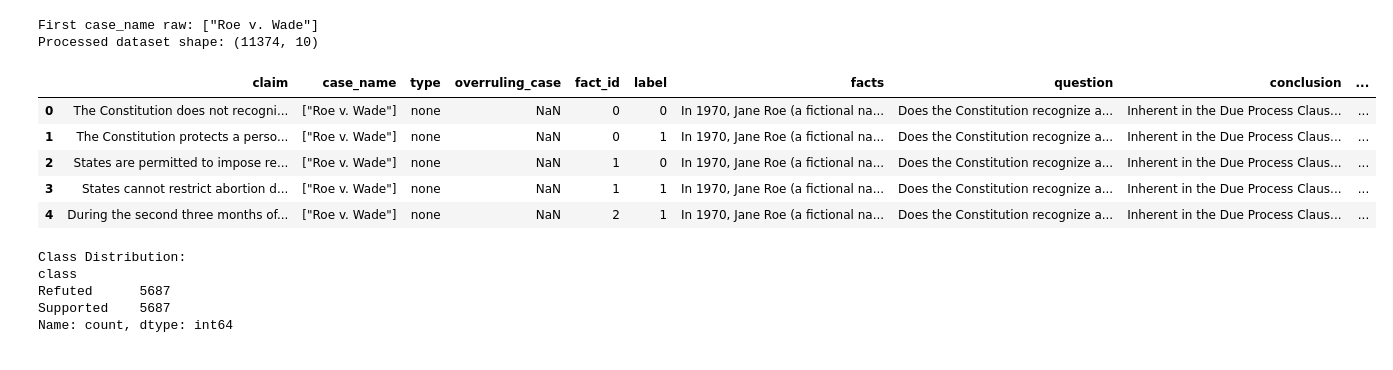
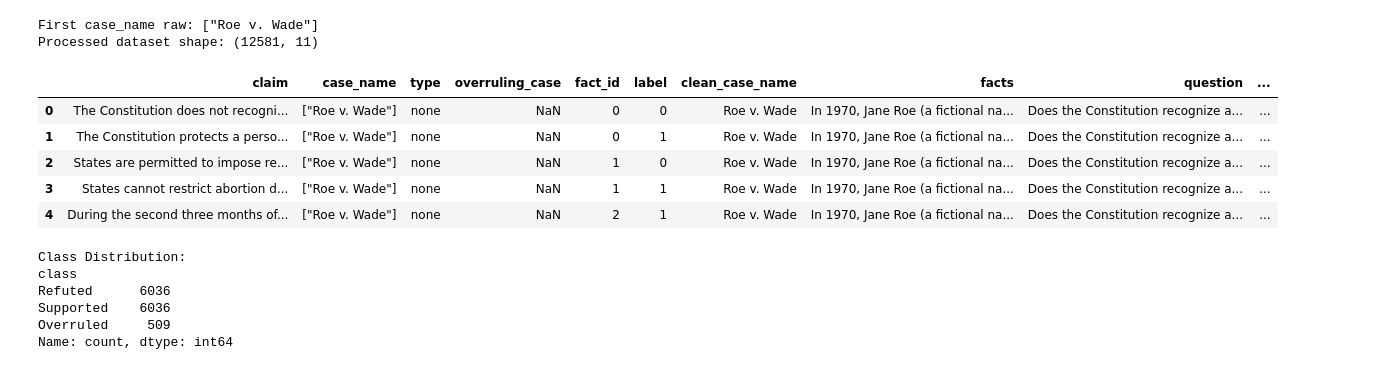
Before and after one commit to idirlab/supreme-court-dataset, a Jupyter notebook: experiments/dataset_test_final.ipynb, the cells around one changed output. Cells and saved outputs as stored; diff of their text form; code cells hidden in the pictures.

Commit message:
finalize dataset

```diff
--- a/experiments/dataset_test_final.ipynb
+++ b/experiments/dataset_test_final.ipynb
@@ -3,7 +3,7 @@ import pandas as pd
 import json
 
 # Load the dataset
-file_path = '../diff_case_claims_with_negatives.csv'
+file_path = '../diff_case_claims_with_negatives_fixed.csv'
 df = pd.read_csv(file_path)
 
 print(f"Dataset loaded. Shape: {df.shape}")
@@ -190,49 +211,47 @@ def process_data(df, exclude_overruling=False):
     merged = merged.rename(columns={'api_question': 'question', 'api_conclusion': 'conclusion'})
 
     # Create class column
     def get_class(row):
-        if row['type'] == 'overruling':
+        if row['type'] == 'overruled':
             return 'Overruled'
         elif row['is_negation']:
             return 'Refuted'
         else:
             return 'Supported'
 
     merged['class'] = merged.apply(get_class, axis=1)
 
     # Update label to match class (0: Refuted, 1: Supported, 2: Overruled)
     label_map = {'Refuted': 0, 'Supported': 1, 'Overruled': 2}
     merged['label'] = merged['class'].map(label_map)
 
-    # Filter overruling if requested
-    if exclude_overruling:
-        merged = merged[merged['class'] != 'Overruled']
-
     # Drop columns
-    cols_to_drop = ['judgement', 'explanation', 'raw_output', 'is_negation', 'clean_case_name', 'name']
+    # Note: clean_case_name is kept as it is used in subsequent cells
+    cols_to_drop = ['judgement', 'explanation', 'raw_output', 'is_negation', 'name']
     merged = merged.drop(columns=cols_to_drop, errors='ignore')
 
     return merged
 
 # Apply processing
 df = process_data(df, exclude_overruling=True)
 
 print(f"Processed dataset shape: {df.shape}")
 display(df.head())
 print("\nClass Distribution:")
 print(df['class'].value_counts())
 # %% [output]
 First case_name raw: ["Roe v. Wade"]
-Processed dataset shape: (11374, 10)
+Processed dataset shape: (12581, 11)
-|  | claim | case_name | type | overruling_case | fact_id | label | facts | question | conclusion | ... |
-| 0 | The Constitution does not recogni... | ["Roe v. Wade"] | none | NaN | 0 | 0 | In 1970, Jane Roe (a fictional na... | Does the Constitution recognize a... | Inherent in the Due Process Claus... | ... |
-| 1 | The Constitution protects a perso... | ["Roe v. Wade"] | none | NaN | 0 | 1 | In 1970, Jane Roe (a fictional na... | Does the Constitution recognize a... | Inherent in the Due Process Claus... | ... |
-| 2 | States are permitted to impose re... | ["Roe v. Wade"] | none | NaN | 1 | 0 | In 1970, Jane Roe (a fictional na... | Does the Constitution recognize a... | Inherent in the Due Process Claus... | ... |
-| 3 | States cannot restrict abortion d... | ["Roe v. Wade"] | none | NaN | 1 | 1 | In 1970, Jane Roe (a fictional na... | Does the Constitution recognize a... | Inherent in the Due Process Claus... | ... |
-| 4 | During the second three months of... | ["Roe v. Wade"] | none | NaN | 2 | 1 | In 1970, Jane Roe (a fictional na... | Does the Constitution recognize a... | Inherent in the Due Process Claus... | ... |
+|  | claim | case_name | type | overruling_case | fact_id | label | clean_case_name | facts | question | ... |
+| 0 | The Constitution does not recogni... | ["Roe v. Wade"] | none | NaN | 0 | 0 | Roe v. Wade | In 1970, Jane Roe (a fictional na... | Does the Constitution recognize a... | ... |
+| 1 | The Constitution protects a perso... | ["Roe v. Wade"] | none | NaN | 0 | 1 | Roe v. Wade | In 1970, Jane Roe (a fictional na... | Does the Constitution recognize a... | ... |
+| 2 | States are permitted to impose re... | ["Roe v. Wade"] | none | NaN | 1 | 0 | Roe v. Wade | In 1970, Jane Roe (a fictional na... | Does the Constitution recognize a... | ... |
+| 3 | States cannot restrict abortion d... | ["Roe v. Wade"] | none | NaN | 1 | 1 | Roe v. Wade | In 1970, Jane Roe (a fictional na... | Does the Constitution recognize a... | ... |
+| 4 | During the second three months of... | ["Roe v. Wade"] | none | NaN | 2 | 1 | Roe v. Wade | In 1970, Jane Roe (a fictional na... | Does the Constitution recognize a... | ... |
 Class Distribution:
 class
-Refuted      5687
-Supported    5687
+Refuted      6036
+Supported    6036
+Overruled     509
 Name: count, dtype: int64
 # %%
```
Also changed, not shown: parts of 14 cells of this notebook, 11 other files.
